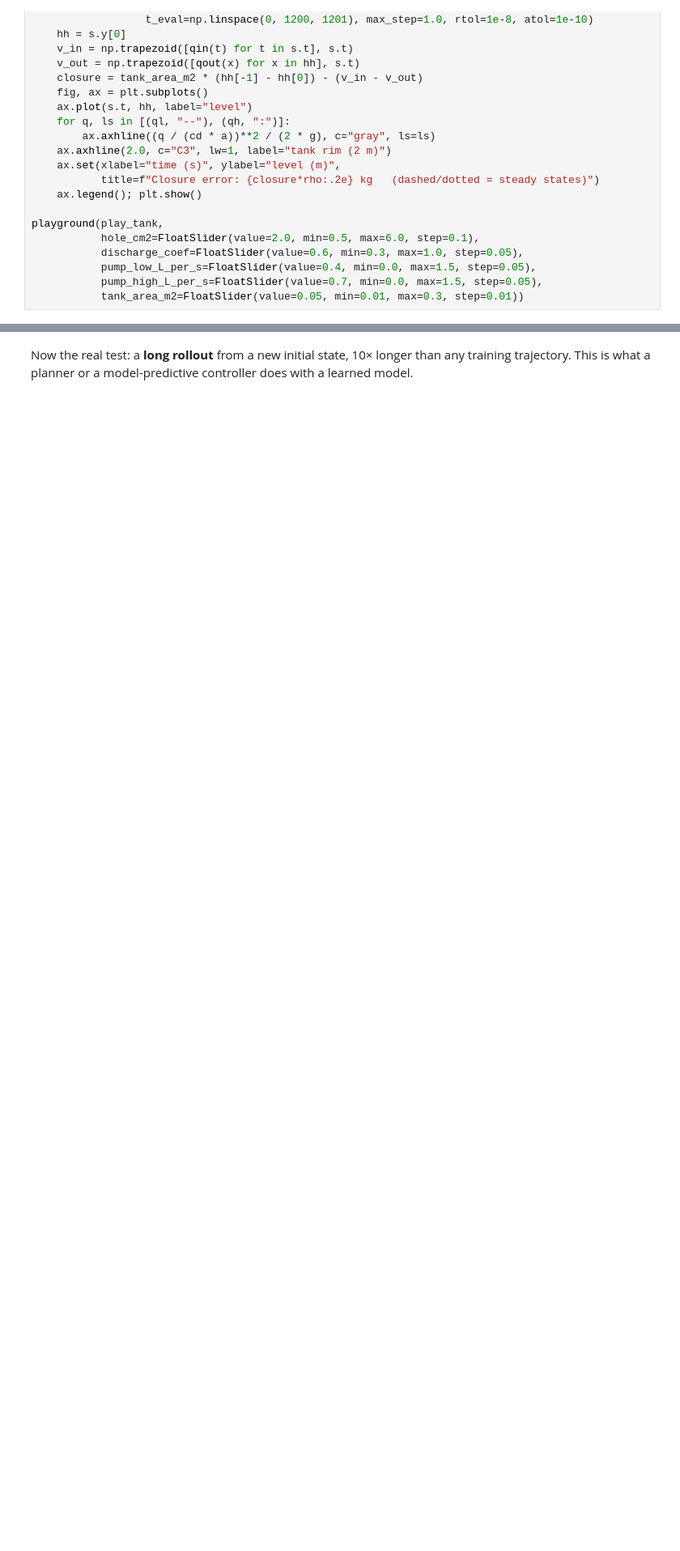
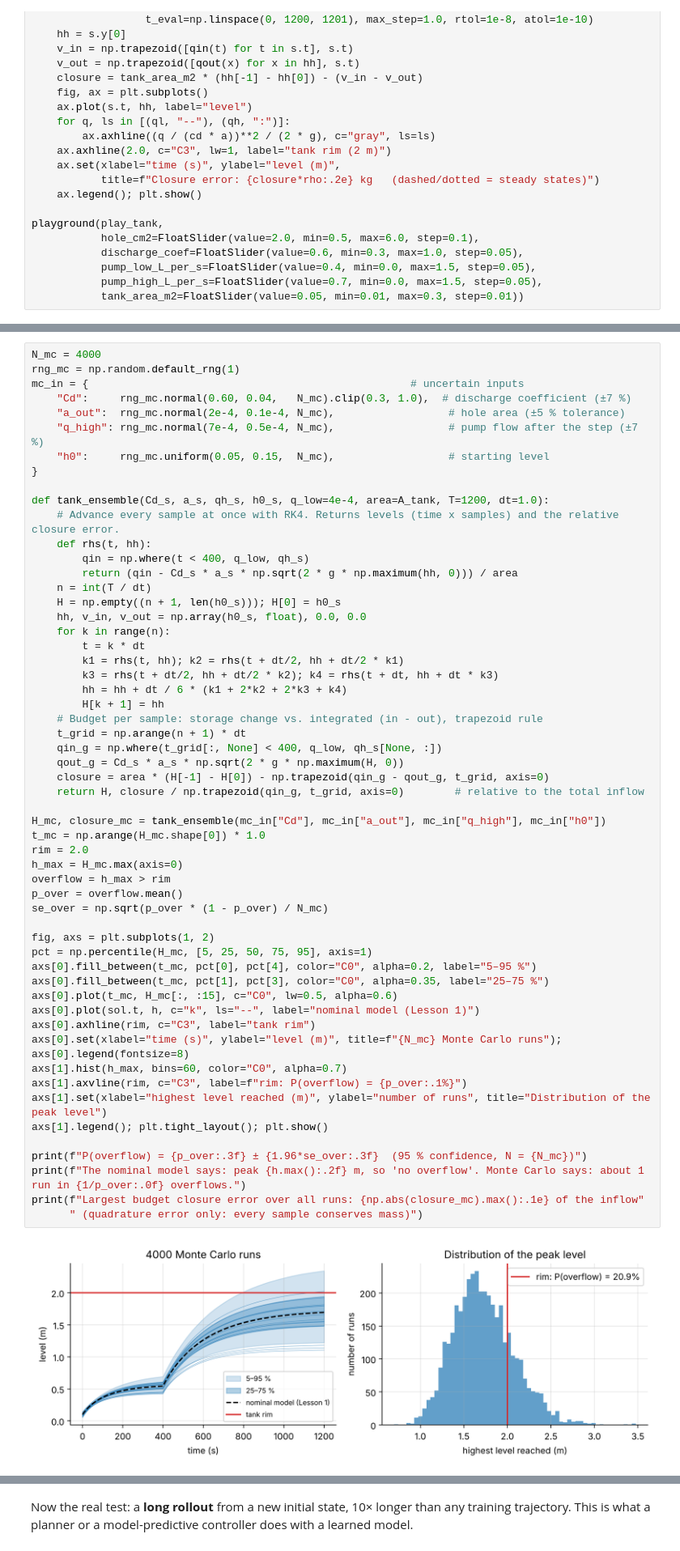
Before and after one commit to dansum/web-apps, a Jupyter notebook: notebooks/mass-balance-physical-ai/mass_balance_physical_ai.ipynb, the cells around one changed output, grey strips where cells are left out. Shown at 81% size. Cells and saved outputs as stored; diff of their text form; blank space fills up the shorter version.

```diff
--- a/notebooks/mass-balance-physical-ai/mass_balance_physical_ai.ipynb
+++ b/notebooks/mass-balance-physical-ai/mass_balance_physical_ai.ipynb
@@ -194,0 +239,58 @@ playground(play_tank,
+# %%
+N_mc = 4000
+rng_mc = np.random.default_rng(1)
+mc_in = {                                                   # uncertain inputs
+    "Cd":     rng_mc.normal(0.60, 0.04,   N_mc).clip(0.3, 1.0),  # discharge coefficient (±7 %)
+    "a_out":  rng_mc.normal(2e-4, 0.1e-4, N_mc),                  # hole area (±5 % tolerance)
+    "q_high": rng_mc.normal(7e-4, 0.5e-4, N_mc),                  # pump flow after the step (±7 %)
+    "h0":     rng_mc.uniform(0.05, 0.15,  N_mc),                  # starting level
+}
+
+def tank_ensemble(Cd_s, a_s, qh_s, h0_s, q_low=4e-4, area=A_tank, T=1200, dt=1.0):
+    # Advance every sample at once with RK4. Returns levels (time x samples) and the relative closure error.
+    def rhs(t, hh):
+        qin = np.where(t < 400, q_low, qh_s)
+        return (qin - Cd_s * a_s * np.sqrt(2 * g * np.maximum(hh, 0))) / area
+    n = int(T / dt)
+    H = np.empty((n + 1, len(h0_s))); H[0] = h0_s
+    hh, v_in, v_out = np.array(h0_s, float), 0.0, 0.0
+    for k in range(n):
+        t = k * dt
+        k1 = rhs(t, hh); k2 = rhs(t + dt/2, hh + dt/2 * k1)
+        k3 = rhs(t + dt/2, hh + dt/2 * k2); k4 = rhs(t + dt, hh + dt * k3)
+        hh = hh + dt / 6 * (k1 + 2*k2 + 2*k3 + k4)
+        H[k + 1] = hh
+    # Budget per sample: storage change vs. integrated (in - out), trapezoid rule
+    t_grid = np.arange(n + 1) * dt
+    qin_g = np.where(t_grid[:, None] < 400, q_low, qh_s[None, :])
+    qout_g = Cd_s * a_s * np.sqrt(2 * g * np.maximum(H, 0))
+    closure = area * (H[-1] - H[0]) - np.trapezoid(qin_g - qout_g, t_grid, axis=0)
+    return H, closure / np.trapezoid(qin_g, t_grid, axis=0)        # relative to the total inflow
+
+H_mc, closure_mc = tank_ensemble(mc_in["Cd"], mc_in["a_out"], mc_in["q_high"], mc_in["h0"])
+t_mc = np.arange(H_mc.shape[0]) * 1.0
+rim = 2.0
+h_max = H_mc.max(axis=0)
+overflow = h_max > rim
+p_over = overflow.mean()
+se_over = np.sqrt(p_over * (1 - p_over) / N_mc)
+
+fig, axs = plt.subplots(1, 2)
+pct = np.percentile(H_mc, [5, 25, 50, 75, 95], axis=1)
+axs[0].fill_between(t_mc, pct[0], pct[4], color="C0", alpha=0.2, label="5–95 %")
+axs[0].fill_between(t_mc, pct[1], pct[3], color="C0", alpha=0.35, label="25–75 %")
+axs[0].plot(t_mc, H_mc[:, :15], c="C0", lw=0.5, alpha=0.6)
+axs[0].plot(sol.t, h, c="k", ls="--", label="nominal model (Lesson 1)")
+axs[0].axhline(rim, c="C3", label="tank rim")
+axs[0].set(xlabel="time (s)", ylabel="level (m)", title=f"{N_mc} Monte Carlo runs"); axs[0].legend(fontsize=8)
+axs[1].hist(h_max, bins=60, color="C0", alpha=0.7)
+axs[1].axvline(rim, c="C3", label=f"rim: P(overflow) = {p_over:.1%}")
+axs[1].set(xlabel="highest level reached (m)", ylabel="number of runs", title="Distribution of the peak level")
+axs[1].legend(); plt.tight_layout(); plt.show()
+
+print(f"P(overflow) = {p_over:.3f} ± {1.96*se_over:.3f}  (95 % confidence, N = {N_mc})")
+print(f"The nominal model says: peak {h.max():.2f} m, so 'no overflow'. Monte Carlo says: about 1 run in {1/p_over:.0f} overflows.")
+print(f"Largest budget closure error over all runs: {np.abs(closure_mc).max():.1e} of the inflow"
+      " (quadrature error only: every sample conserves mass)")
+# %% [output]
+[figure, added]
```
Also changed, not shown: parts of 26 cells of this notebook, 1 other file.
